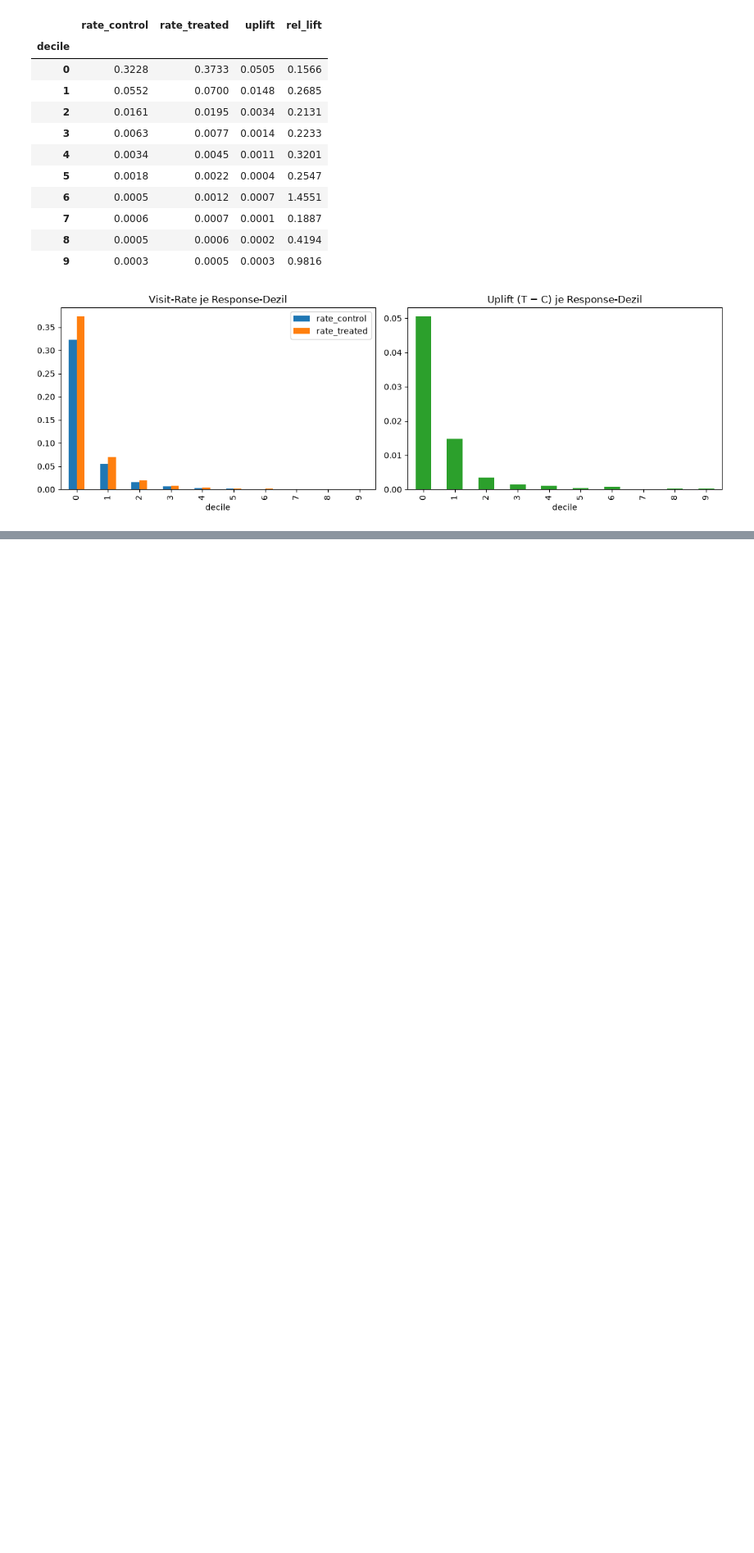
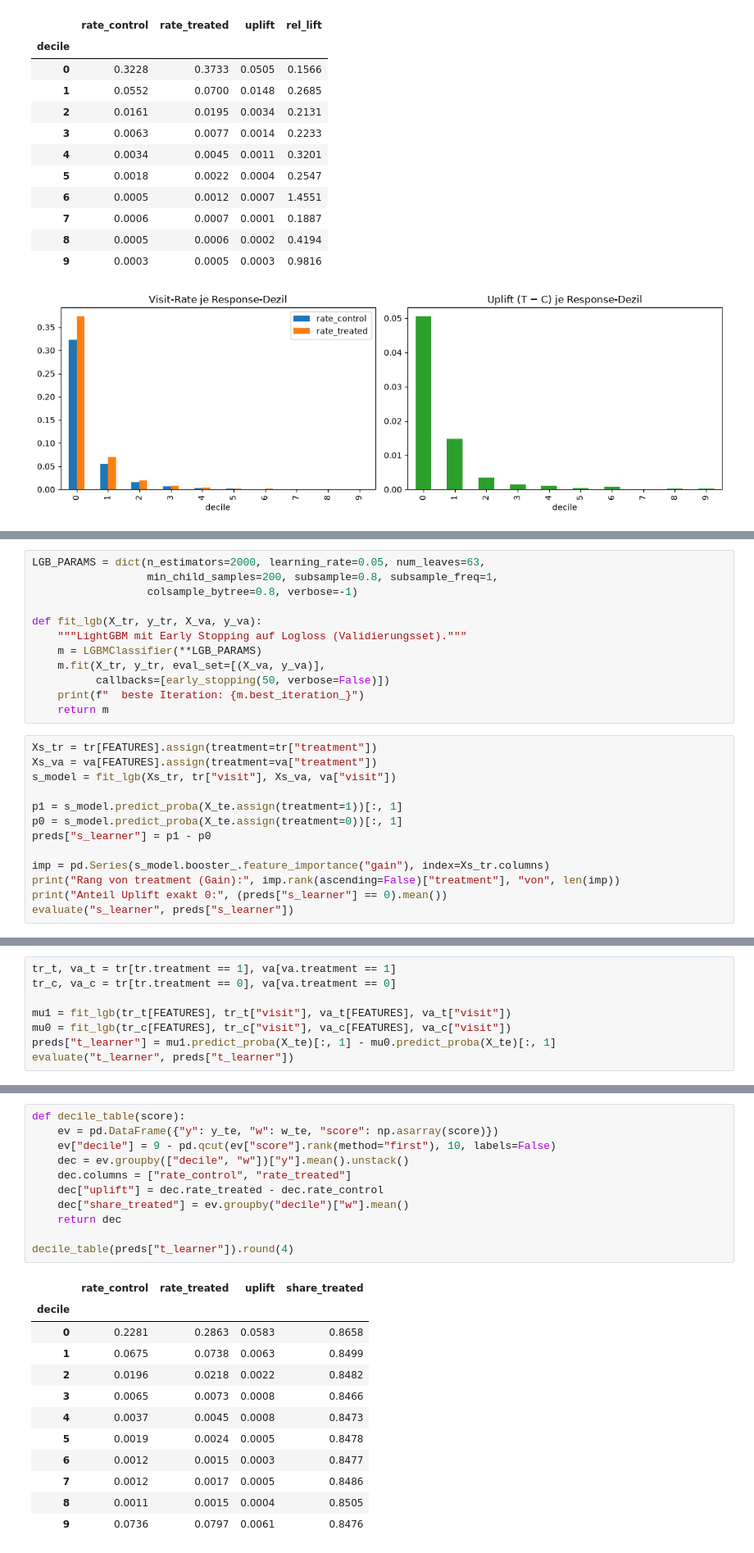
Before and after one commit to ZhengNetLab/uplift-modeling, a Jupyter notebook: notebooks/03_uplift_models.ipynb, the cells around one changed output, grey strips where cells are left out. Shown at 82% size. Saved outputs shown, nothing was run; the diff lists cells and outputs as text; blank space fills up the shorter version.

Commit message:
S-learner and T-learner

```diff
--- a/notebooks/03_uplift_models.ipynb
+++ b/notebooks/03_uplift_models.ipynb
@@ -161,0 +164,25 @@ pd.DataFrame(results).to_csv("../reports/model_comparison.csv", index=False)
+# %%
+LGB_PARAMS = dict(n_estimators=2000, learning_rate=0.05, num_leaves=63,
+                  min_child_samples=200, subsample=0.8, subsample_freq=1,
+                  colsample_bytree=0.8, verbose=-1)
+
+def fit_lgb(X_tr, y_tr, X_va, y_va):
+    """LightGBM mit Early Stopping auf Logloss (Validierungsset)."""
+    m = LGBMClassifier(**LGB_PARAMS)
+    m.fit(X_tr, y_tr, eval_set=[(X_va, y_va)],
+          callbacks=[early_stopping(50, verbose=False)])
+    print(f"  beste Iteration: {m.best_iteration_}")
+    return m
+# %%
+Xs_tr = tr[FEATURES].assign(treatment=tr["treatment"])
+Xs_va = va[FEATURES].assign(treatment=va["treatment"])
+s_model = fit_lgb(Xs_tr, tr["visit"], Xs_va, va["visit"])
+
+p1 = s_model.predict_proba(X_te.assign(treatment=1))[:, 1]
+p0 = s_model.predict_proba(X_te.assign(treatment=0))[:, 1]
+preds["s_learner"] = p1 - p0
+
+imp = pd.Series(s_model.booster_.feature_importance("gain"), index=Xs_tr.columns)
+print("Rang von treatment (Gain):", imp.rank(ascending=False)["treatment"], "von", len(imp))
+print("Anteil Uplift exakt 0:", (preds["s_learner"] == 0).mean())
+evaluate("s_learner", preds["s_learner"])
@@ -161,0 +199,8 @@ pd.DataFrame(results).to_csv("../reports/model_comparison.csv", index=False)
+# %%
+tr_t, va_t = tr[tr.treatment == 1], va[va.treatment == 1]
+tr_c, va_c = tr[tr.treatment == 0], va[va.treatment == 0]
+
+mu1 = fit_lgb(tr_t[FEATURES], tr_t["visit"], va_t[FEATURES], va_t["visit"])
+mu0 = fit_lgb(tr_c[FEATURES], tr_c["visit"], va_c[FEATURES], va_c["visit"])
+preds["t_learner"] = mu1.predict_proba(X_te)[:, 1] - mu0.predict_proba(X_te)[:, 1]
+evaluate("t_learner", preds["t_learner"])
@@ -161,0 +232,24 @@ pd.DataFrame(results).to_csv("../reports/model_comparison.csv", index=False)
+# %%
+def decile_table(score):
+    ev = pd.DataFrame({"y": y_te, "w": w_te, "score": np.asarray(score)})
+    ev["decile"] = 9 - pd.qcut(ev["score"].rank(method="first"), 10, labels=False)
+    dec = ev.groupby(["decile", "w"])["y"].mean().unstack()
+    dec.columns = ["rate_control", "rate_treated"]
+    dec["uplift"] = dec.rate_treated - dec.rate_control
+    dec["share_treated"] = ev.groupby("decile")["w"].mean()
+    return dec
+
+decile_table(preds["t_learner"]).round(4)
+# %% [output]
+|  | rate_control | rate_treated | uplift | share_treated |
+| decile |  |  |  |  |
+| 0 | 0.2281 | 0.2863 | 0.0583 | 0.8658 |
+| 1 | 0.0675 | 0.0738 | 0.0063 | 0.8499 |
+| 2 | 0.0196 | 0.0218 | 0.0022 | 0.8482 |
+| 3 | 0.0065 | 0.0073 | 0.0008 | 0.8466 |
+| 4 | 0.0037 | 0.0045 | 0.0008 | 0.8473 |
+| 5 | 0.0019 | 0.0024 | 0.0005 | 0.8478 |
+| 6 | 0.0012 | 0.0015 | 0.0003 | 0.8477 |
+| 7 | 0.0012 | 0.0017 | 0.0005 | 0.8486 |
+| 8 | 0.0011 | 0.0015 | 0.0004 | 0.8505 |
+| 9 | 0.0736 | 0.0797 | 0.0061 | 0.8476 |
```
Also changed, not shown: parts of 8 cells of this notebook, 1 other file.
